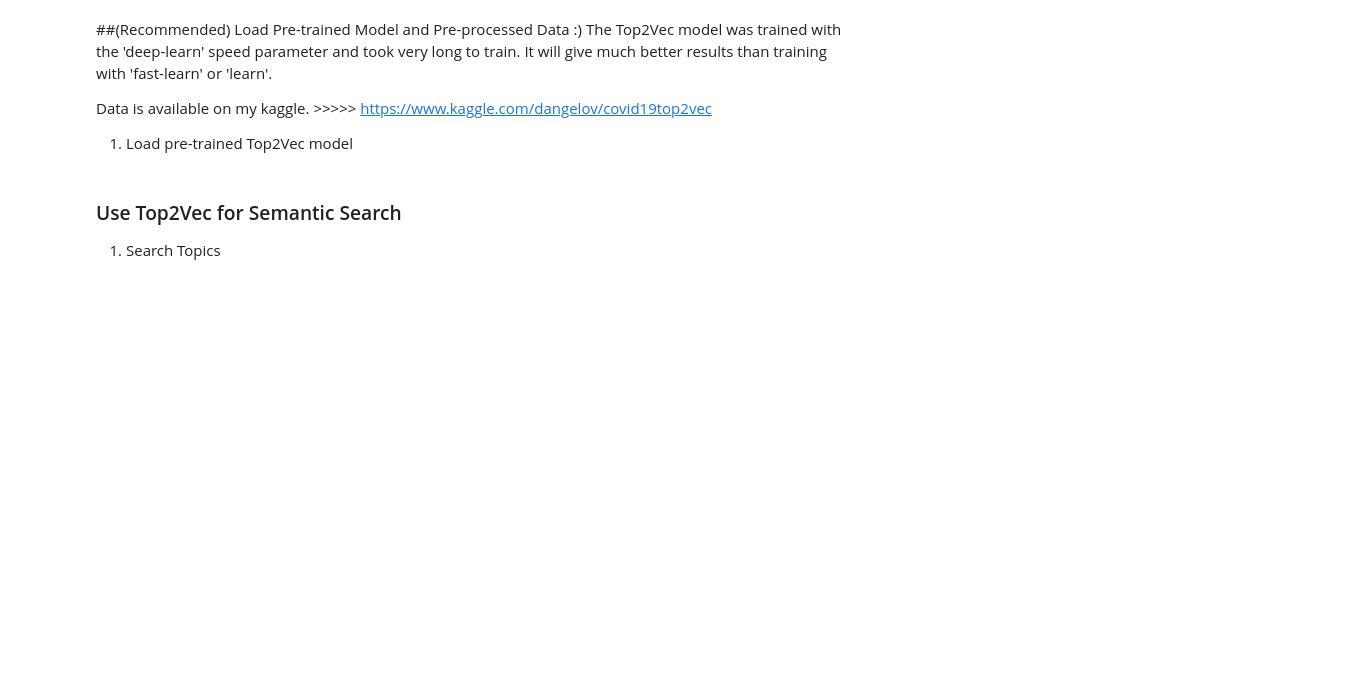
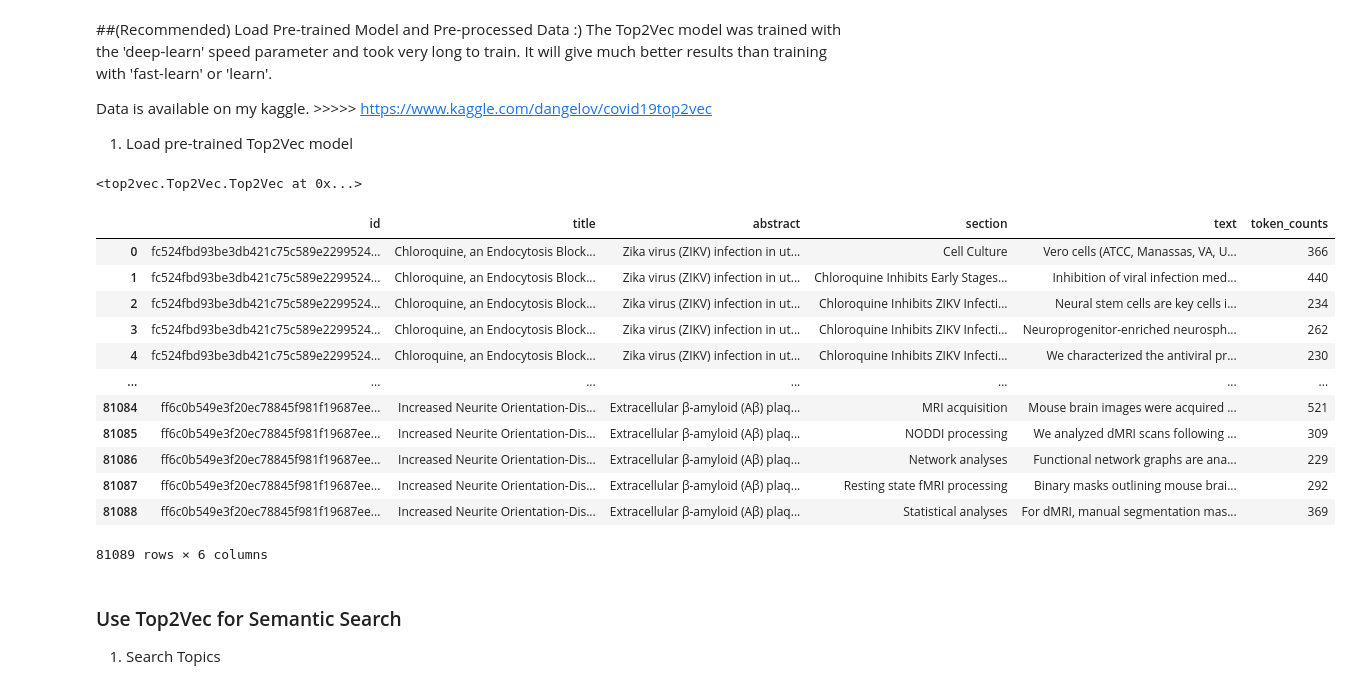
Before and after one commit to kwangilkimkenny/Story_Analysis, a Jupyter notebook: essayQuestion6_academicTopicRatio.ipynb, the cells around one changed output. Drawn from its saved outputs; the diff is of its cells as text; code cells hidden in the pictures; blank space fills up the shorter version.

```diff
--- a/essayQuestion6_academicTopicRatio.ipynb
+++ b/essayQuestion6_academicTopicRatio.ipynb
@@ -388,8 +370,26 @@ Data is available on my kaggle. >>>>> https://www.kaggle.com/dangelov/covid19top
 1. Load pre-trained Top2Vec model
 # %%
 top2vec = Top2Vec.load("covid19_deep_learn_top2vec")
+top2vec
+# %% [output]
+<top2vec.Top2Vec.Top2Vec at 0x...>
 # %%
 papers_df = pd.read_feather("covid19_papers_processed.feather")
+papers_df
+# %% [output]
+|  | id | title | abstract | section | text | token_counts |
+| 0 | fc524fbd93be3db421c75c589e2299524... | Chloroquine, an Endocytosis Block... | Zika virus (ZIKV) infection in ut... | Cell Culture | Vero cells (ATCC, Manassas, VA, U... | 366 |
+| 1 | fc524fbd93be3db421c75c589e2299524... | Chloroquine, an Endocytosis Block... | Zika virus (ZIKV) infection in ut... | Chloroquine Inhibits Early Stages... | Inhibition of viral infection med... | 440 |
+| 2 | fc524fbd93be3db421c75c589e2299524... | Chloroquine, an Endocytosis Block... | Zika virus (ZIKV) infection in ut... | Chloroquine Inhibits ZIKV Infecti... | Neural stem cells are key cells i... | 234 |
+| 3 | fc524fbd93be3db421c75c589e2299524... | Chloroquine, an Endocytosis Block... | Zika virus (ZIKV) infection in ut... | Chloroquine Inhibits ZIKV Infecti... | Neuroprogenitor-enriched neurosph... | 262 |
+| 4 | fc524fbd93be3db421c75c589e2299524... | Chloroquine, an Endocytosis Block... | Zika virus (ZIKV) infection in ut... | Chloroquine Inhibits ZIKV Infecti... | We characterized the antiviral pr... | 230 |
+| ... | ... | ... | ... | ... | ... | ... |
+| 81084 | ff6c0b549e3f20ec78845f981f19687ee... | Increased Neurite Orientation-Dis... | Extracellular β-amyloid (Aβ) plaq... | MRI acquisition | Mouse brain images were acquired ... | 521 |
+| 81085 | ff6c0b549e3f20ec78845f981f19687ee... | Increased Neurite Orientation-Dis... | Extracellular β-amyloid (Aβ) plaq... | NODDI processing | We analyzed dMRI scans following ... | 309 |
+| 81086 | ff6c0b549e3f20ec78845f981f19687ee... | Increased Neurite Orientation-Dis... | Extracellular β-amyloid (Aβ) plaq... | Network analyses | Functional network graphs are ana... | 229 |
+| 81087 | ff6c0b549e3f20ec78845f981f19687ee... | Increased Neurite Orientation-Dis... | Extracellular β-amyloid (Aβ) plaq... | Resting state fMRI processing | Binary masks outlining mouse brai... | 292 |
+| 81088 | ff6c0b549e3f20ec78845f981f19687ee... | Increased Neurite Orientation-Dis... | Extracellular β-amyloid (Aβ) plaq... | Statistical analyses | For dMRI, manual segmentation mas... | 369 |
+81089 rows × 6 columns
 # %% [markdown]
 ### Use Top2Vec for Semantic Search
 1. Search Topics
```
Also changed, not shown: parts of 30 cells of this notebook.
